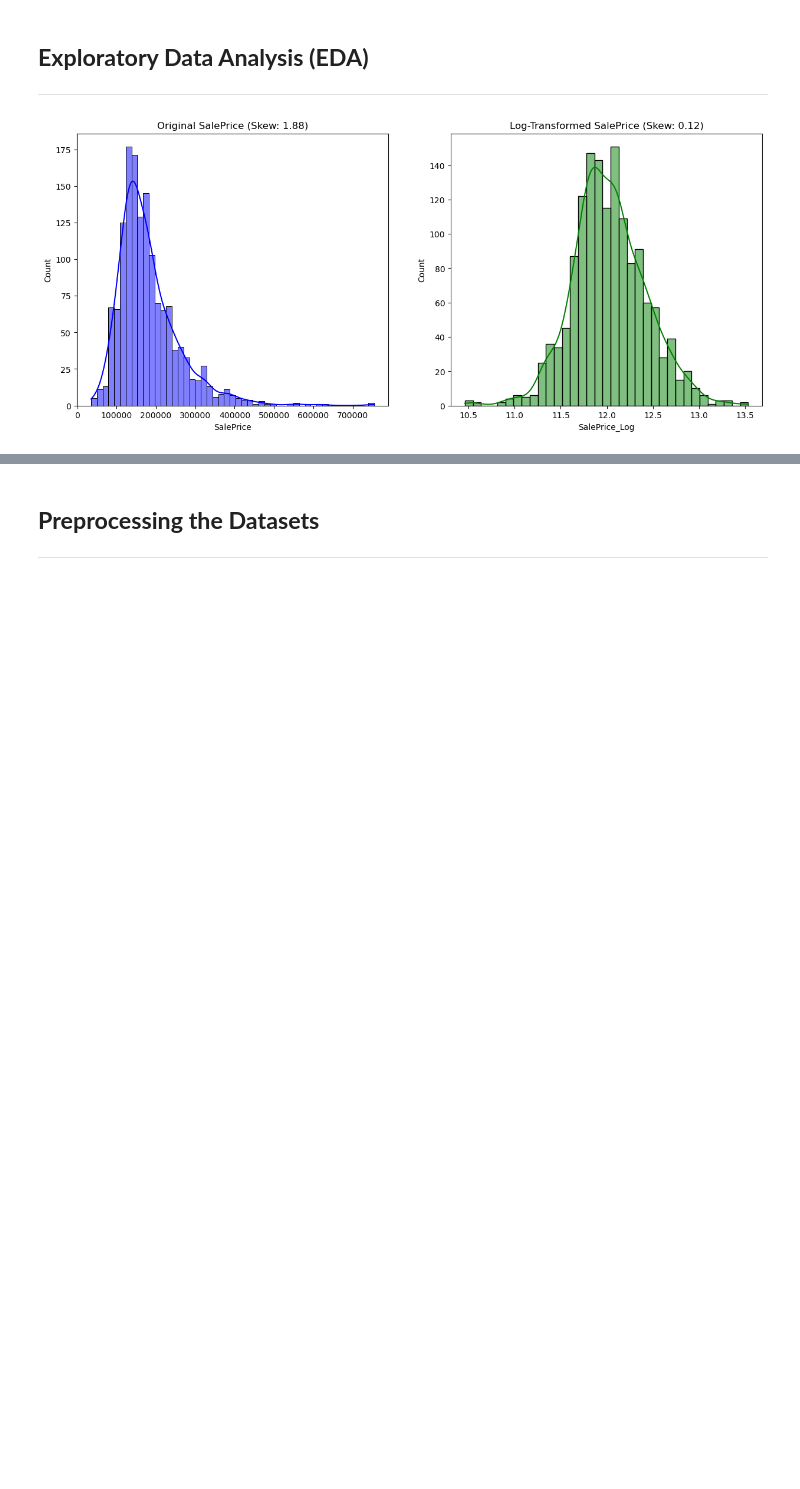
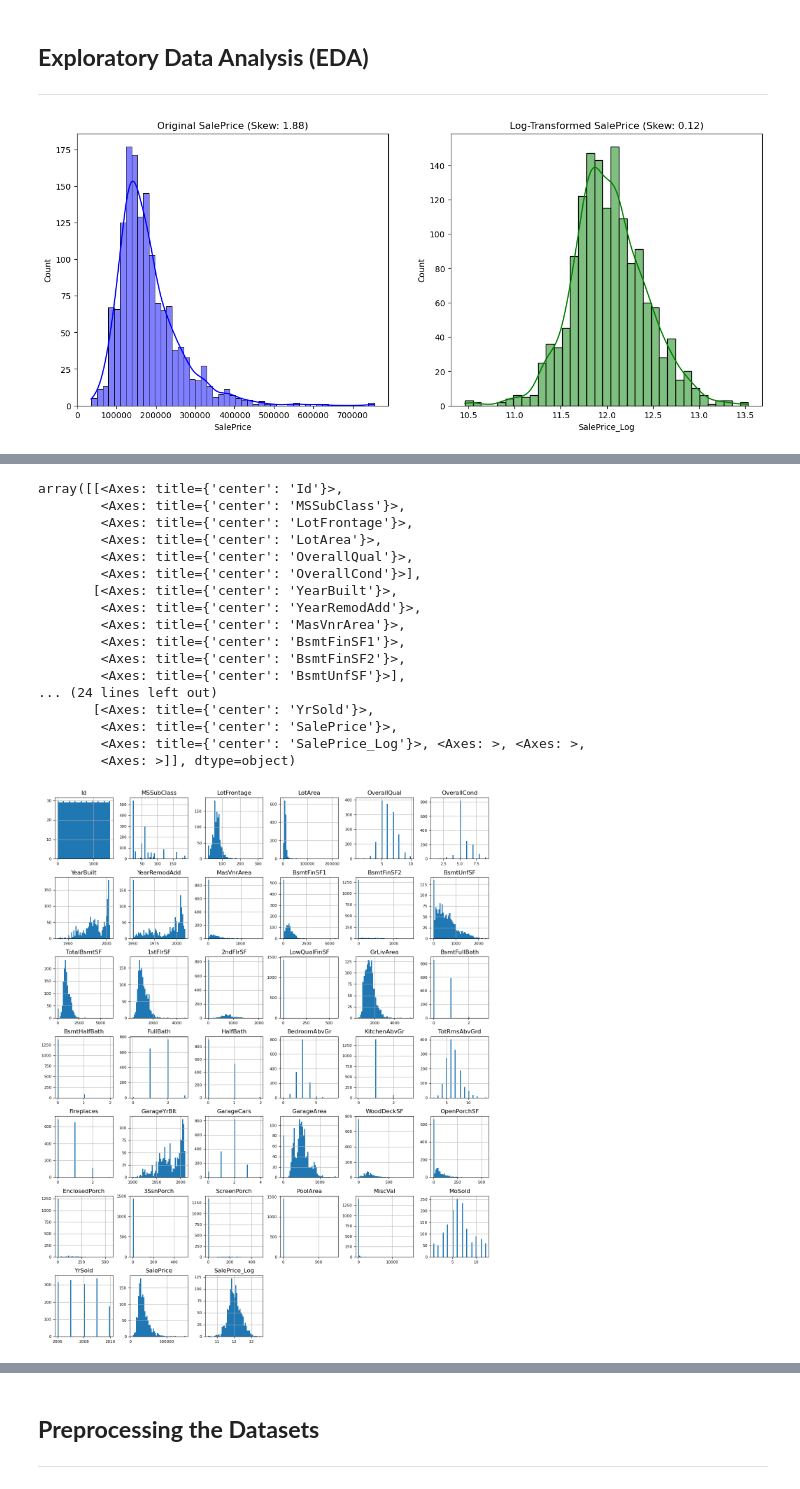
Before and after one commit to ArsalanHashmi777/Titanic, a Jupyter notebook: House-Price-Regression/house-price_model.ipynb, the cells around one changed output, grey strips where cells are left out. Saved outputs shown, nothing was run; the diff lists cells and outputs as text; code cells hidden in the pictures; blank space fills up the shorter version.

Commit message:
Added visualizations.

```diff
--- a/House-Price-Regression/house-price_model.ipynb
+++ b/House-Price-Regression/house-price_model.ipynb
@@ -145,7 +108,0 @@ plot_all_distributions(df_train.iloc[:, :10])
-# %%
-# Force numeric conversion for all columns where possible
-for col in df_train.columns:
-    df_train[col] = pd.to_numeric(df_train[col], errors='ignore')
-
-# Now the visualizer correctly generates histograms
-plot_all_distributions(df_train.iloc[:, :10])
@@ -171,0 +109,6 @@ Passing `palette` without assigning `hue` is deprecated and will be removed in v
+# %%
+# Find which numeric features move the price the most
+# We select only numeric columns to calculate correlation
+# And create distribution plots for all numeric features.
+numeric_df = df_train.select_dtypes(include=[np.number])
+numeric_df.head()
@@ -171,0 +123,22 @@ Passing `palette` without assigning `hue` is deprecated and will be removed in v
+# %%
+# Visualize the distribution of all numeric features
+numeric_df.hist(figsize=(16, 20), bins=50, xlabelsize=8, ylabelsize=8)
+# %% [output]
+array([[<Axes: title={'center': 'Id'}>,
+        <Axes: title={'center': 'MSSubClass'}>,
+        <Axes: title={'center': 'LotFrontage'}>,
+        <Axes: title={'center': 'LotArea'}>,
+        <Axes: title={'center': 'OverallQual'}>,
+        <Axes: title={'center': 'OverallCond'}>],
+       [<Axes: title={'center': 'YearBuilt'}>,
+        <Axes: title={'center': 'YearRemodAdd'}>,
+        <Axes: title={'center': 'MasVnrArea'}>,
+        <Axes: title={'center': 'BsmtFinSF1'}>,
+        <Axes: title={'center': 'BsmtFinSF2'}>,
+        <Axes: title={'center': 'BsmtUnfSF'}>],
+... (24 lines left out)
+       [<Axes: title={'center': 'YrSold'}>,
+        <Axes: title={'center': 'SalePrice'}>,
+        <Axes: title={'center': 'SalePrice_Log'}>, <Axes: >, <Axes: >,
+        <Axes: >]], dtype=object)
+[figure, added]
```
Also changed, not shown: parts of 6 cells of this notebook.
